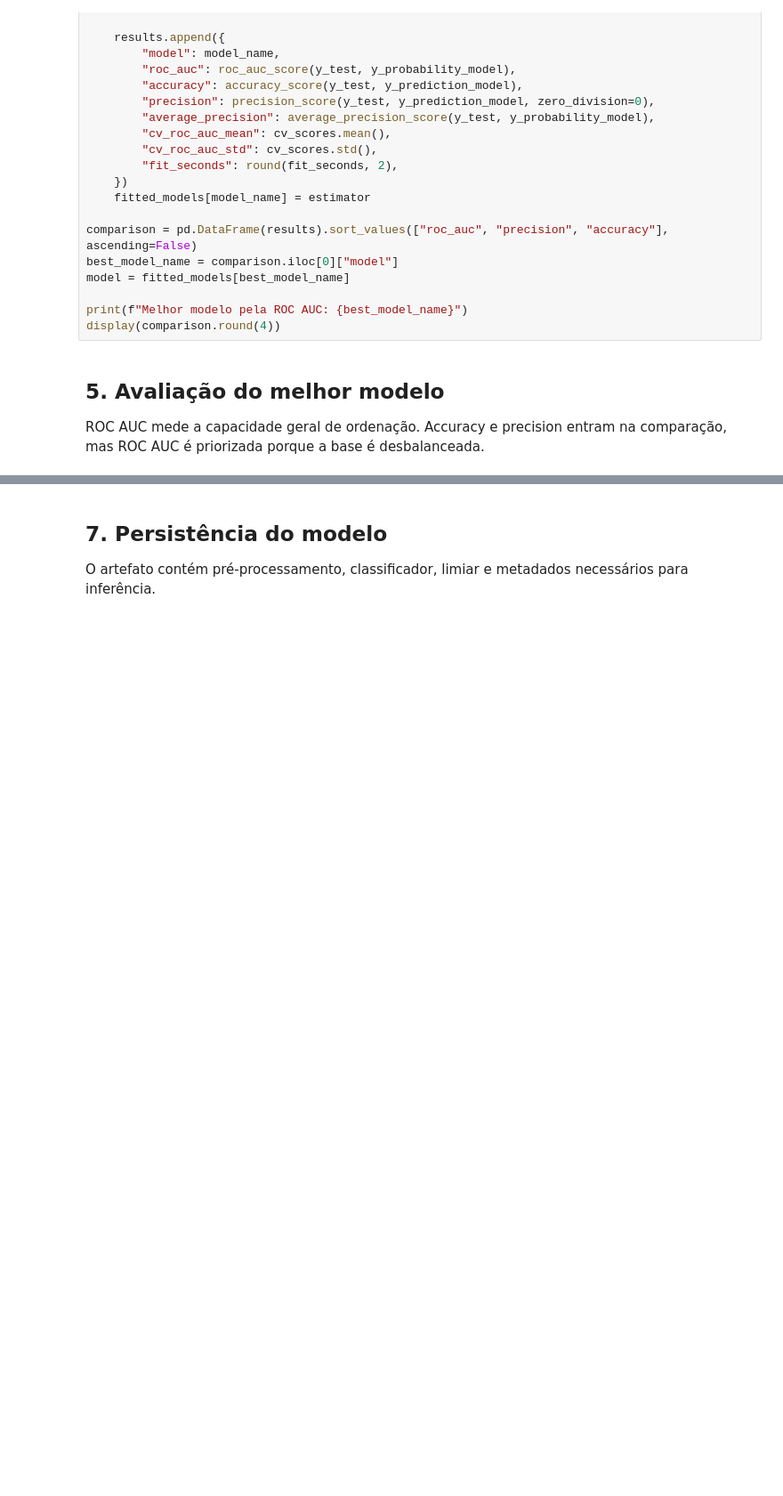
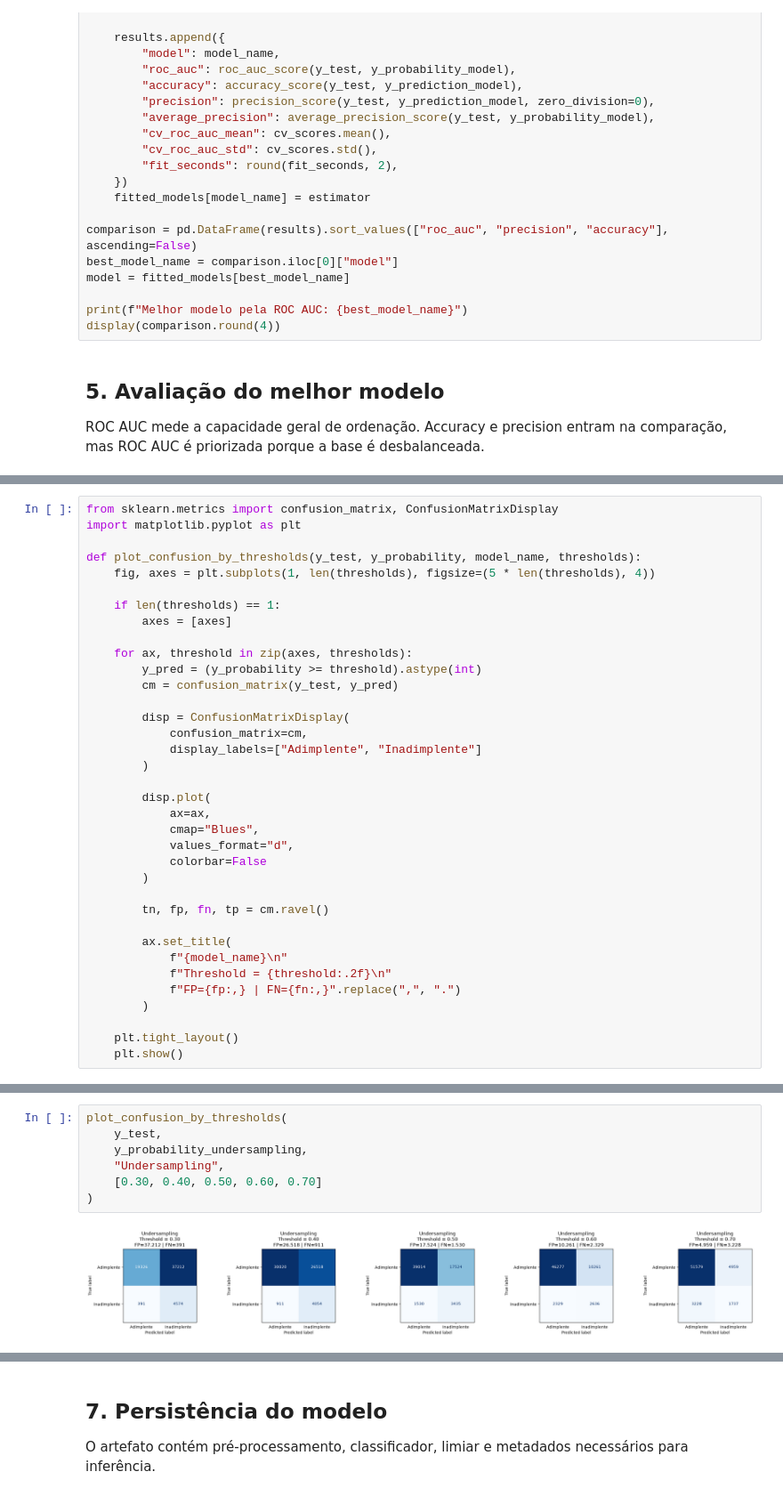
Before and after one commit to romuloarrivabene/ProjetoFinalPosFIA, a Jupyter notebook: data-platform/DataPipeline/model_training_abt.ipynb, the cells around one changed output, grey strips where cells are left out. Shown at 89% size. Saved outputs shown, nothing was run; the diff lists cells and outputs as text; blank space fills up the shorter version.

```diff
--- a/data-platform/DataPipeline/model_training_abt.ipynb
+++ b/data-platform/DataPipeline/model_training_abt.ipynb
@@ -255,0 +539,36 @@ plt.show()
+# %%
+from sklearn.metrics import confusion_matrix, ConfusionMatrixDisplay
+import matplotlib.pyplot as plt
+
+def plot_confusion_by_thresholds(y_test, y_probability, model_name, thresholds):
+    fig, axes = plt.subplots(1, len(thresholds), figsize=(5 * len(thresholds), 4))
+
+    if len(thresholds) == 1:
+        axes = [axes]
+
+    for ax, threshold in zip(axes, thresholds):
+        y_pred = (y_probability >= threshold).astype(int)
+        cm = confusion_matrix(y_test, y_pred)
+
+        disp = ConfusionMatrixDisplay(
+            confusion_matrix=cm,
+            display_labels=["Adimplente", "Inadimplente"]
+        )
+
+        disp.plot(
+            ax=ax,
+            cmap="Blues",
+            values_format="d",
+            colorbar=False
+        )
+
+        tn, fp, fn, tp = cm.ravel()
+
+        ax.set_title(
+            f"{model_name}\n"
+            f"Threshold = {threshold:.2f}\n"
+            f"FP={fp:,} | FN={fn:,}".replace(",", ".")
+        )
+
+    plt.tight_layout()
+    plt.show()
@@ -255,0 +693,9 @@ plt.show()
+# %%
+plot_confusion_by_thresholds(
+    y_test,
+    y_probability_undersampling,
+    "Undersampling",
+    [0.30, 0.40, 0.50, 0.60, 0.70]
+)
+# %% [output]
+[figure, added]
```
Also changed, not shown: parts of 38 cells of this notebook, 5 other files.
